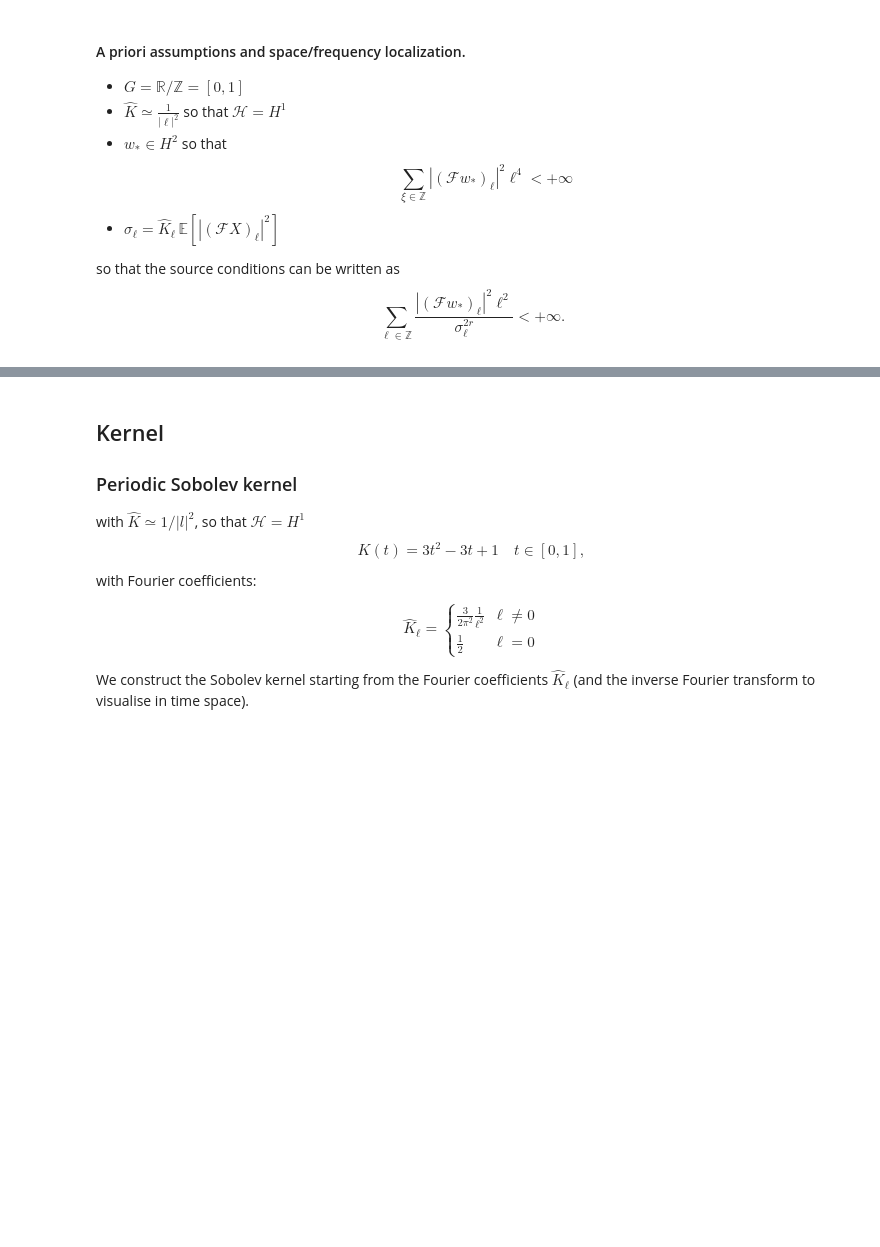
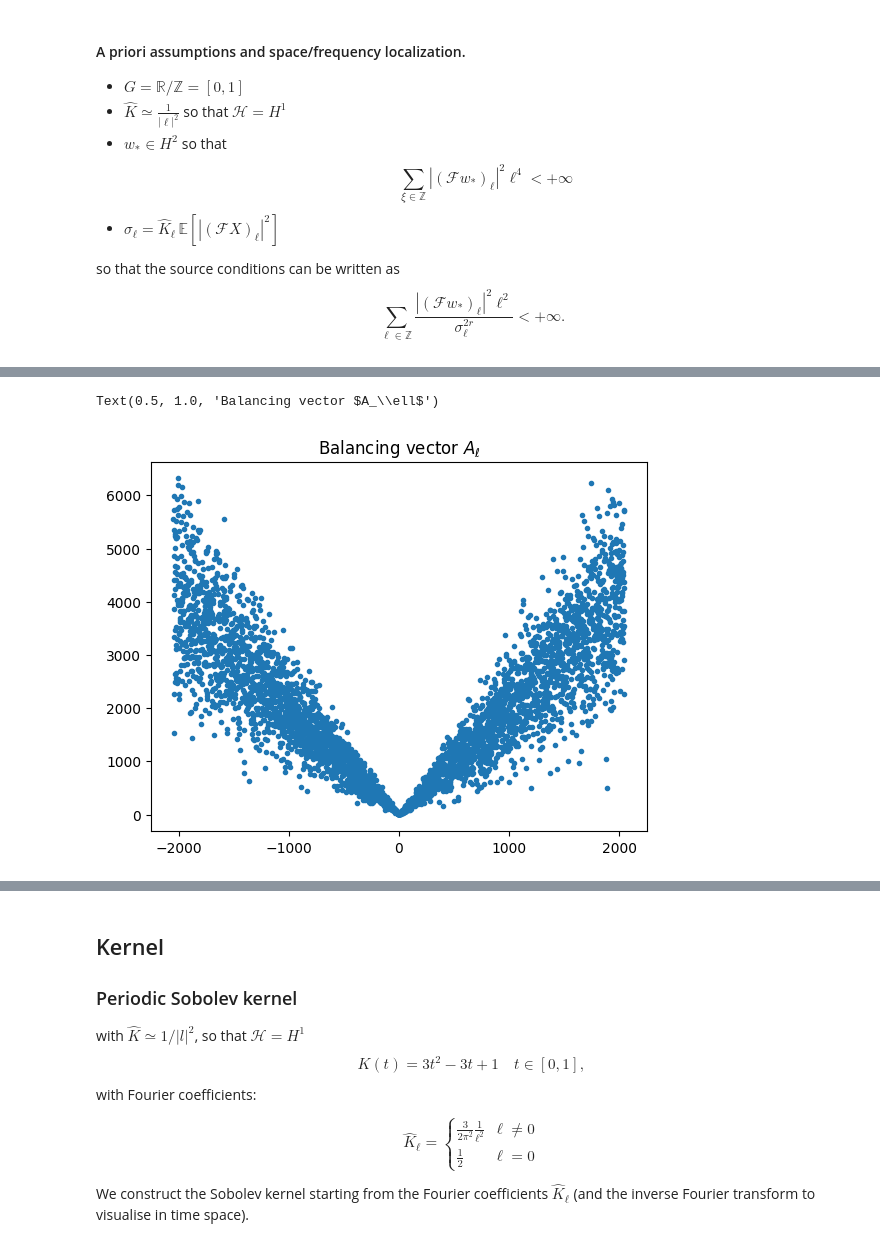
Before and after one commit to EmiliaMagnani/learnconv, a Jupyter notebook: notebooks/tutorial.ipynb, the cells around one changed output, grey strips where cells are left out. Cells and saved outputs as stored; diff of their text form; code cells hidden in the pictures; blank space fills up the shorter version.

```diff
--- a/notebooks/tutorial.ipynb
+++ b/notebooks/tutorial.ipynb
@@ -76,6 +102,13 @@ target = np.fft.ifft(target_coeff*grid_size).real
 # from signals import construct_sine_series_signal
 # target = construct_sine_series_signal(time_array, target_decay, 50)
 # target_coeff = compute_fourier_coeff(target, time_span)
+# %%
+# balancing_vector[:20]
+plt.plot(freqs, balancing_vector,'.')
+plt.title('Balancing vector $A_\ell$')
+# %% [output]
+Text(0.5, 1.0, 'Balancing vector $A_\\ell$')
+[figure, added]
 # %%
 #Visualise target signal
 fig,(ax1, ax2)  = plt.subplots(1,2,figsize=(10, 4))
```
Also changed, not shown: parts of 18 cells of this notebook, 8 other files.
